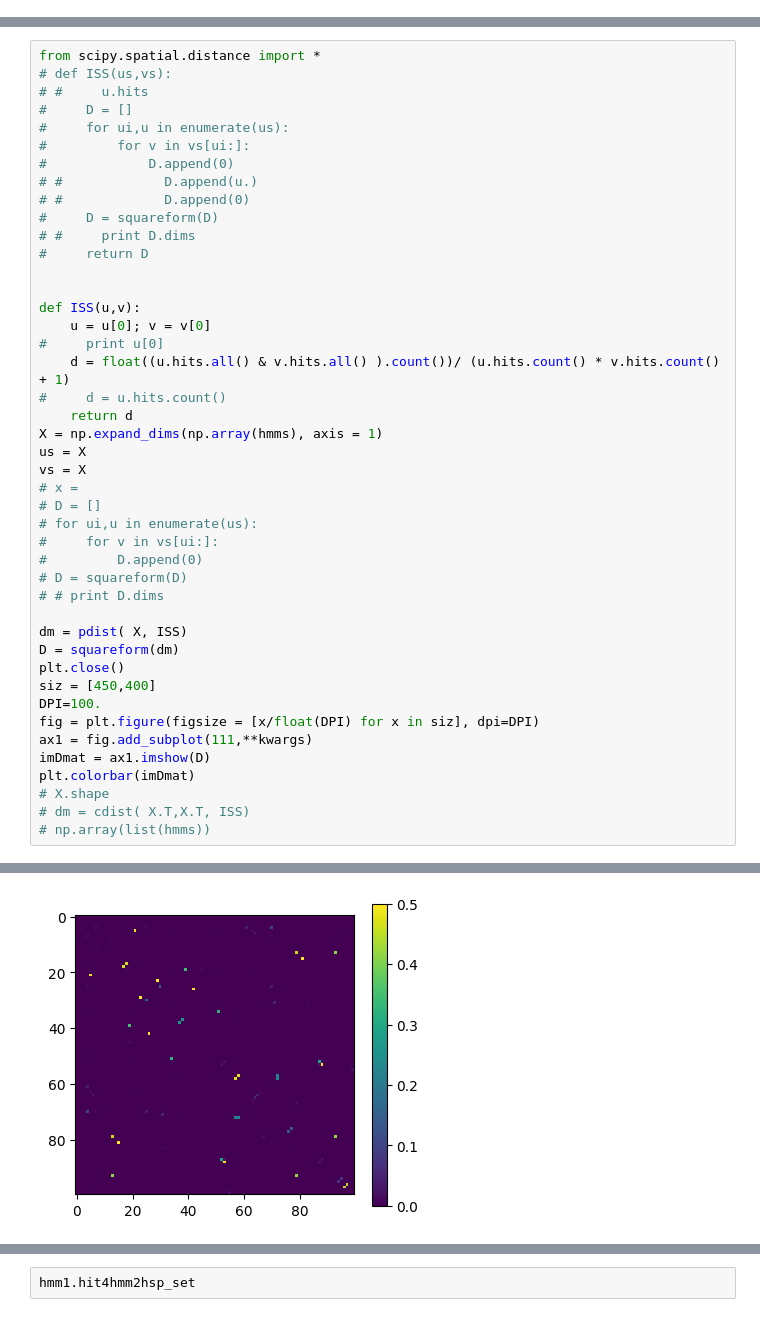
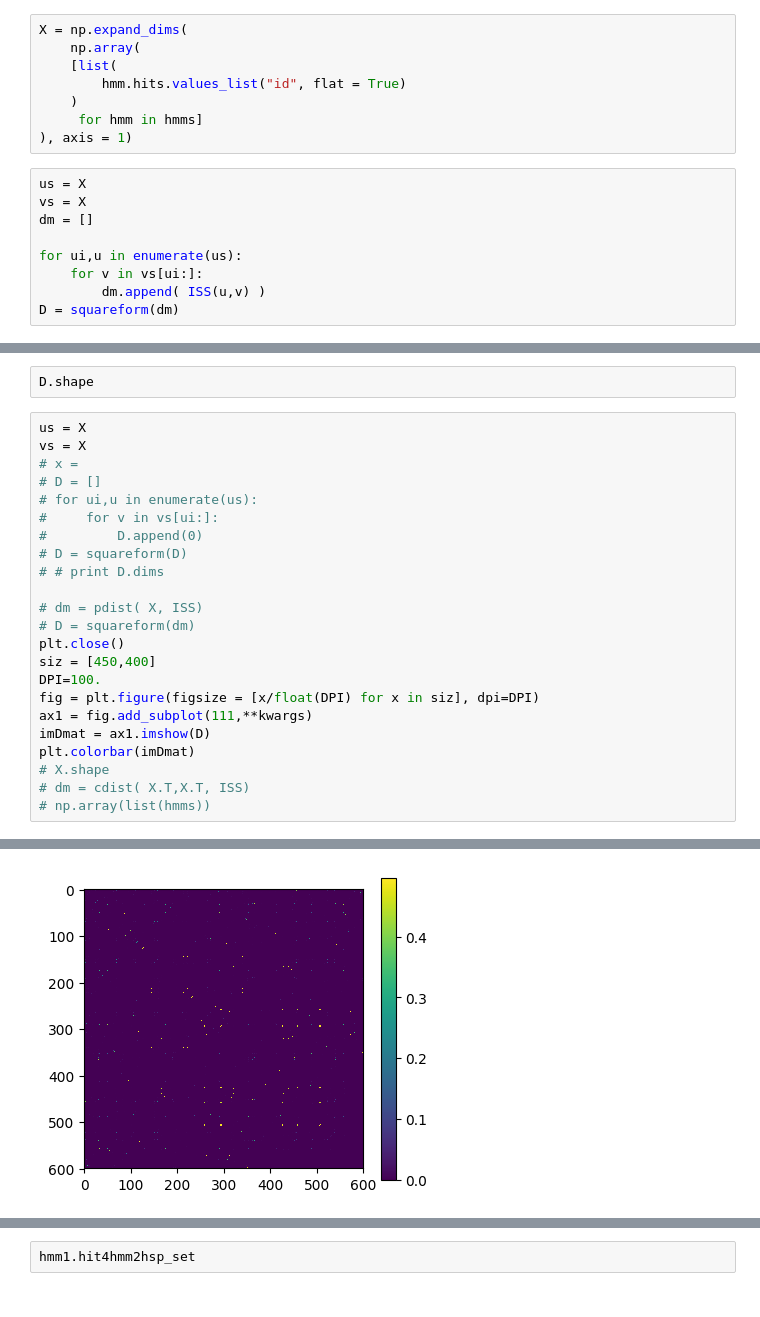
Before and after one commit to CATH-summer-2017/django_CATH, a Jupyter notebook: dbscript/hmmview.ipynb, the cells around one changed output, grey strips where cells are left out. Cells and saved outputs as stored; diff of their text form.

```diff
--- a/dbscript/hmmview.ipynb
+++ b/dbscript/hmmview.ipynb
@@ -53,0 +393,17 @@ np.array( hmms).size
+# %%
+X = np.expand_dims(
+    np.array(
+    [list(
+        hmm.hits.values_list("id", flat = True)
+    )
+     for hmm in hmms]
+), axis = 1)
+# %%
+us = X
+vs = X
+dm = []
+
+for ui,u in enumerate(us):
+    for v in vs[ui:]:
+        dm.append( ISS(u,v) )
+D = squareform(dm)
@@ -54,50 +434,31 @@ np.array( hmms).size
+# %%
+D.shape
 # %%
-from scipy.spatial.distance import *
-# def ISS(us,vs):
-# #     u.hits
-#     D = []
-#     for ui,u in enumerate(us):
-#         for v in vs[ui:]:
-#             D.append(0)
-# #             D.append(u.)
-# #             D.append(0)
-#     D = squareform(D)
-# #     print D.dims
-#     return D
-
-
-def ISS(u,v):
-    u = u[0]; v = v[0]
-#     print u[0]
-    d = float((u.hits.all() & v.hits.all() ).count())/ (u.hits.count() * v.hits.count() + 1)
-#     d = u.hits.count()
-    return d
-X = np.expand_dims(np.array(hmms), axis = 1)
 us = X
 vs = X
 # x =
 # D = []
 # for ui,u in enumerate(us):
 #     for v in vs[ui:]:
 #         D.append(0)
 # D = squareform(D)
 # # print D.dims
 
-dm = pdist( X, ISS)
-D = squareform(dm)
+# dm = pdist( X, ISS)
+# D = squareform(dm)
 plt.close()
 siz = [450,400]
 DPI=100.
 fig = plt.figure(figsize = [x/float(DPI) for x in siz], dpi=DPI)
 ax1 = fig.add_subplot(111,**kwargs)
 imDmat = ax1.imshow(D)
 plt.colorbar(imDmat)
 # X.shape
 # dm = cdist( X.T,X.T, ISS)
 # np.array(list(hmms))
 # %% [output]
 <matplotlib.colorbar.Colorbar at 0x...>
-[figure, old version]
+[figure, new version]
 # %%
 plt.close()
 siz = [450,400]
```
Also changed, not shown: parts of 50 cells of this notebook, 5 other files.
